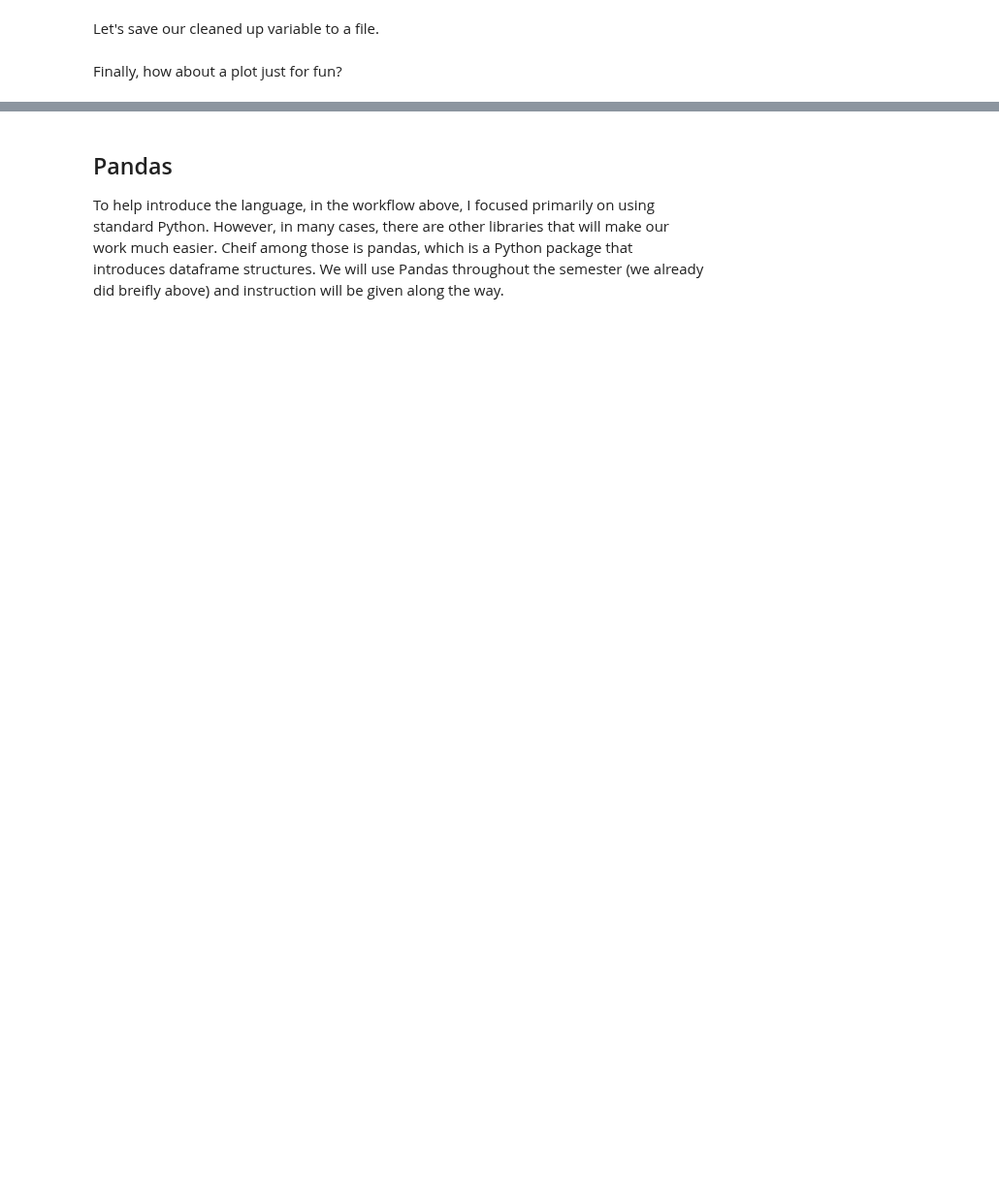
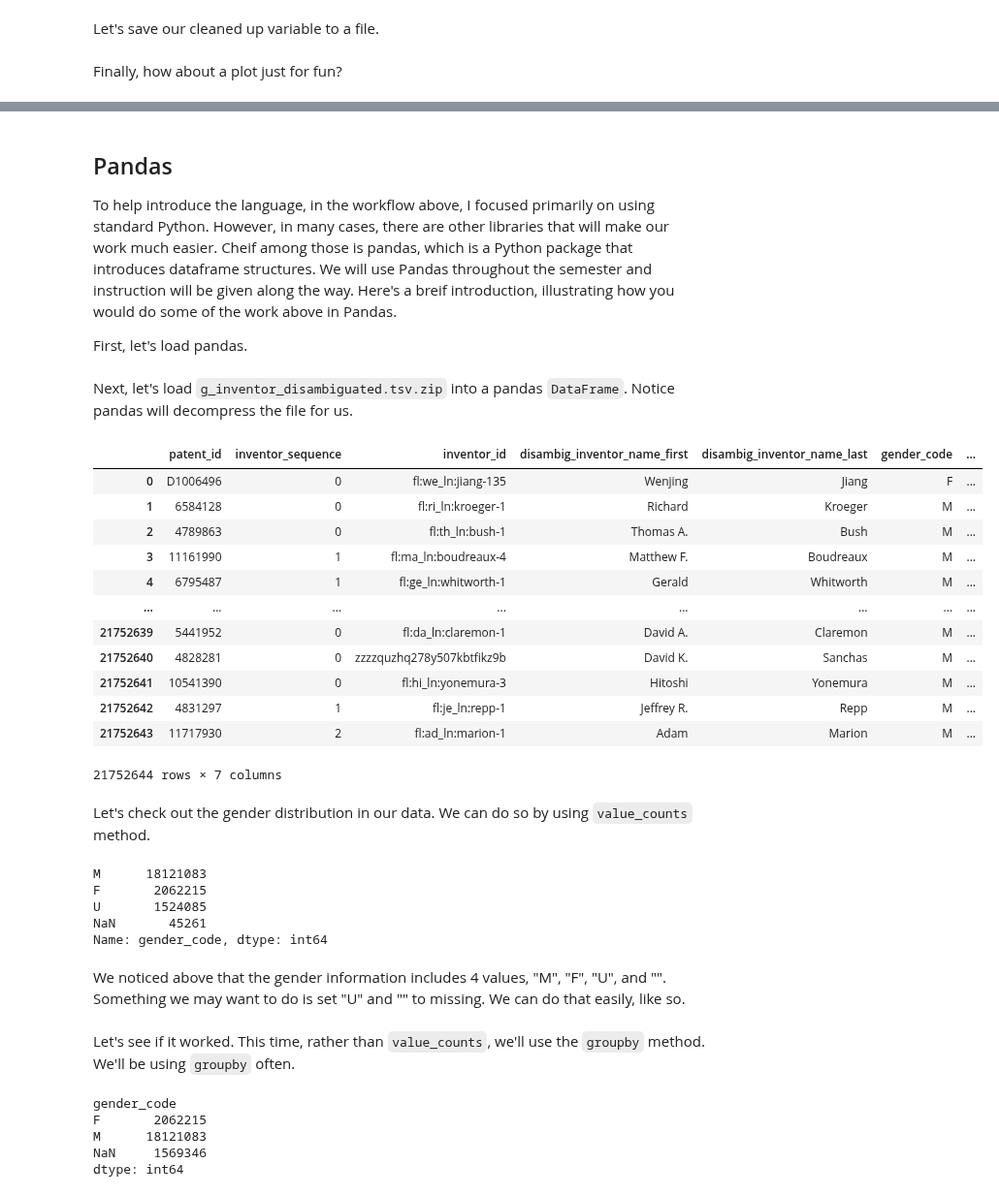
Before and after one commit to rfunklab/computational_social_science_for_organizational_research, a Jupyter notebook: sessions/introduction/notebook/introduction.ipynb, the cells around one changed output, grey strips where cells are left out. Shown at 97% size. Drawn from its saved outputs; the diff is of its cells as text; code cells hidden in the pictures; blank space fills up the shorter version.

```diff
--- a/sessions/introduction/notebook/introduction.ipynb
+++ b/sessions/introduction/notebook/introduction.ipynb
@@ -624,4 +647,6 @@ plt.show()
 # %% [markdown]
 ## Pandas
 
-To help introduce the language, in the workflow above, I focused primarily on using standard Python. However, in many cases, there are other libraries that will make our work much easier. Cheif among those is pandas, which is a Python package that introduces dataframe structures. We will use Pandas throughout the semester (we already did breifly above) and instruction will be given along the way.
+To help introduce the language, in the workflow above, I focused primarily on using standard Python. However, in many cases, there are other libraries that will make our work much easier. Cheif among those is pandas, which is a Python package that introduces dataframe structures. We will use Pandas throughout the semester and instruction will be given along the way. Here's a breif introduction, illustrating how you would do some of the work above in Pandas.
+
+First, let's load pandas.
@@ -627,0 +656,35 @@ To help introduce the language, in the workflow above, I focused primarily on us
+# %% [markdown]
+Next, let's load `g_inventor_disambiguated.tsv.zip` into a pandas `DataFrame`. Notice pandas will decompress the file for us.
+# %%
+# load g_inventor_disambiguated into a pandas dataframe
+inventor_df = pd.read_csv(config.PROJECT_PATH + "data/g_inventor_disambiguated.tsv.zip",
+                          sep="\t",
+                          low_memory=False)
+inventor_df
+# %% [output]
+|  | patent_id | inventor_sequence | inventor_id | disambig_inventor_name_first | disambig_inventor_name_last | gender_code | ... |
+| 0 | D1006496 | 0 | fl:we_ln:jiang-135 | Wenjing | Jiang | F | ... |
+| 1 | 6584128 | 0 | fl:ri_ln:kroeger-1 | Richard | Kroeger | M | ... |
+| 2 | 4789863 | 0 | fl:th_ln:bush-1 | Thomas A. | Bush | M | ... |
+| 3 | 11161990 | 1 | fl:ma_ln:boudreaux-4 | Matthew F. | Boudreaux | M | ... |
+| 4 | 6795487 | 1 | fl:ge_ln:whitworth-1 | Gerald | Whitworth | M | ... |
+| ... | ... | ... | ... | ... | ... | ... | ... |
+| 21752639 | 5441952 | 0 | fl:da_ln:claremon-1 | David A. | Claremon | M | ... |
+| 21752640 | 4828281 | 0 | zzzzquzhq278y507kbtfikz9b | David K. | Sanchas | M | ... |
+| 21752641 | 10541390 | 0 | fl:hi_ln:yonemura-3 | Hitoshi | Yonemura | M | ... |
+| 21752642 | 4831297 | 1 | fl:je_ln:repp-1 | Jeffrey R. | Repp | M | ... |
+| 21752643 | 11717930 | 2 | fl:ad_ln:marion-1 | Adam | Marion | M | ... |
+21752644 rows × 7 columns
+# %% [markdown]
+Let's check out the gender distribution in our data. We can do so by using `value_counts` method.
+# %%
+# count the distribution of values for "gender_code"
+inventor_df["gender_code"].value_counts(dropna=False)
+# %% [output]
+M      18121083
+F       2062215
+U       1524085
+NaN       45261
+Name: gender_code, dtype: int64
+# %% [markdown]
+We noticed above that the gender information includes 4 values, "M", "F", "U", and "". Something we may want to do is set "U" and "" to missing. We can do that easily, like so.
@@ -627,0 +694,11 @@ To help introduce the language, in the workflow above, I focused primarily on us
+# %% [markdown]
+Let's see if it worked. This time, rather than `value_counts`, we'll use the `groupby` method. We'll be using `groupby` often.
+# %%
+# group the data by inventor gender
+inventor_df.groupby("gender_code", dropna=False).size()
+# %% [output]
+gender_code
+F       2062215
+M      18121083
+NaN     1569346
+dtype: int64
```
Also changed, not shown: parts of 44 cells of this notebook, 2 other files.
